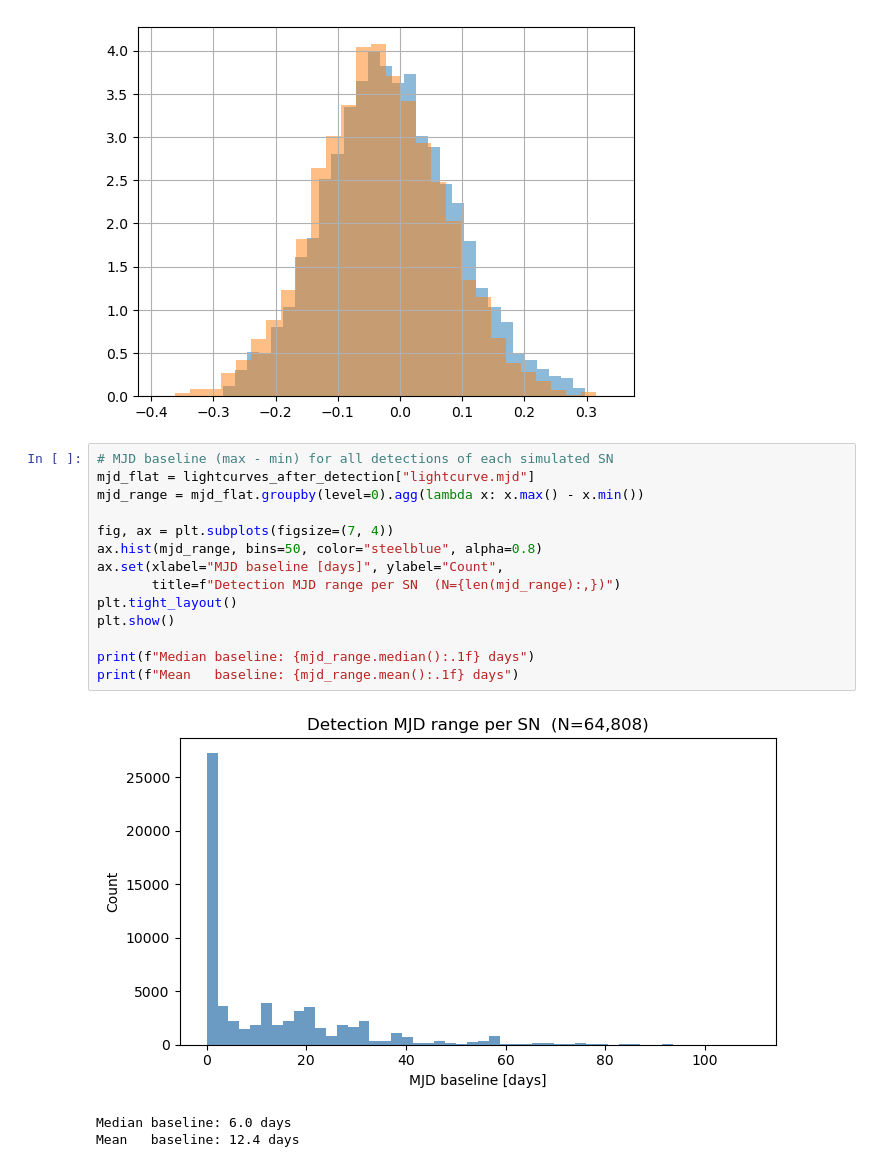
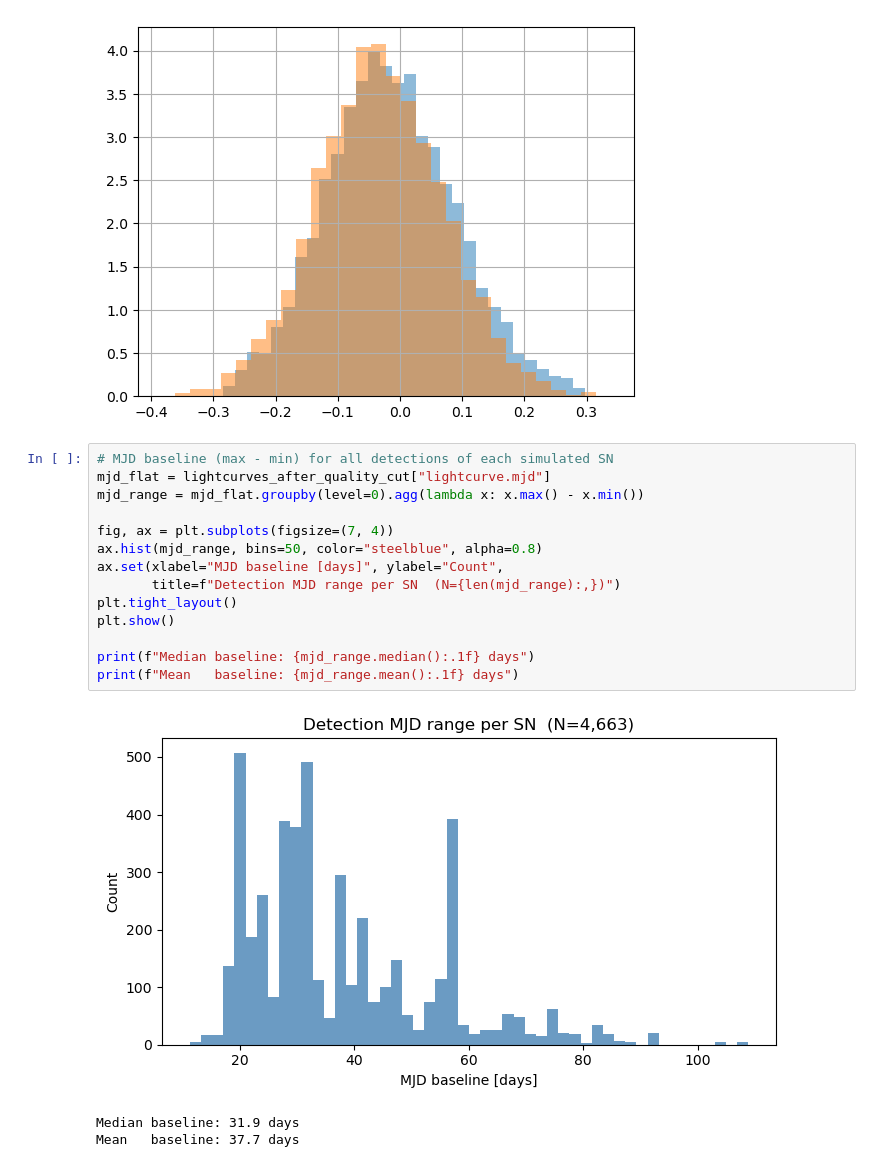
Before and after one commit to mi-dai/lightcurvelynx_rubin_dp2, a Jupyter notebook: dp2_sims_wfd.ipynb, the cells around one changed output. Cells and saved outputs as stored; diff of their text form.

```diff
--- a/dp2_sims_wfd.ipynb
+++ b/dp2_sims_wfd.ipynb
@@ -445,21 +464,21 @@ lightcurves_after_quality_cut.source_c.hist(bins=30,alpha=0.5,density=True)
 [figure]
 # %%
 # MJD baseline (max - min) for all detections of each simulated SN
-mjd_flat = lightcurves_after_detection["lightcurve.mjd"]
+mjd_flat = lightcurves_after_quality_cut["lightcurve.mjd"]
 mjd_range = mjd_flat.groupby(level=0).agg(lambda x: x.max() - x.min())
 
 fig, ax = plt.subplots(figsize=(7, 4))
 ax.hist(mjd_range, bins=50, color="steelblue", alpha=0.8)
 ax.set(xlabel="MJD baseline [days]", ylabel="Count",
        title=f"Detection MJD range per SN  (N={len(mjd_range):,})")
 plt.tight_layout()
 plt.show()
 
 print(f"Median baseline: {mjd_range.median():.1f} days")
 print(f"Mean   baseline: {mjd_range.mean():.1f} days")
 # %% [output]
-[figure, old version]
+[figure, new version]
-Median baseline: 6.0 days
-Mean   baseline: 12.4 days
+Median baseline: 31.9 days
+Mean   baseline: 37.7 days
 # %%
 # Number of detections per simulated SN
```
Also changed, not shown: parts of 6 cells of this notebook.
